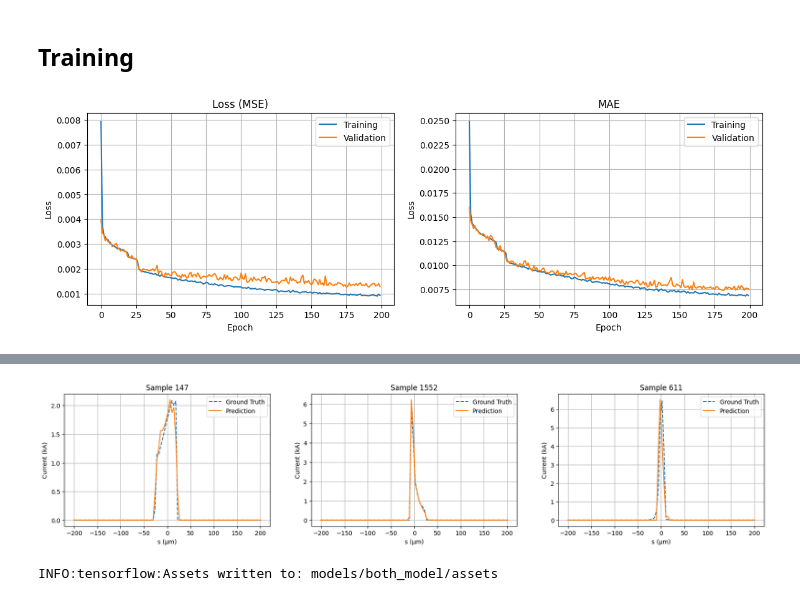
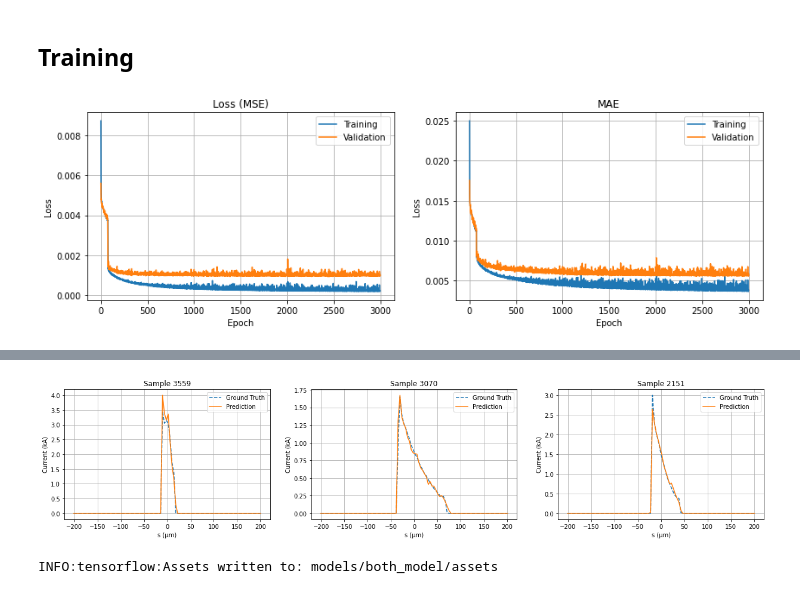
Before and after one commit to jank324/spectral-vd-euxfel, a Jupyter notebook: spectral_vd_highlow.ipynb, the cells around one changed output, grey strips where cells are left out. Drawn from its saved outputs; the diff is of its cells as text; code cells hidden in the pictures.

```diff
--- a/spectral_vd_highlow.ipynb
+++ b/spectral_vd_highlow.ipynb
@@ -50,0 +77,14 @@ interpolated[0][0].shape
+# %%
+plt.figure(figsize=(18,4))
+for i, sample in enumerate(samples):
+    s = interpolated[sample][0]
+    current = interpolated[sample][1]
+
+    plt.subplot(1, 3, i+1)
+    plt.title(f"Interpolated Sample {sample}")
+    plt.plot(s*1e6, current*1e-3, label="Current")
+    plt.xlabel("s (μm)")
+    plt.ylabel("Current (kA)")
+    plt.grid()
+plt.tight_layout()
+plt.show()
@@ -51,5 +93,6 @@ interpolated[0][0].shape
 # %%
 # Make formfactors
+
 def current2formfactor(s, current, grating="both"):
     """Convert a current to its corresponding cleaned form factor."""
     frequency, formfactor, formfactor_noise, detlim = get_crisp_signal(s, current, n_shots=10, which_set=grating)
@@ -57,6 +100,6 @@ def current2formfactor(s, current, grating="both"):
 
     return clean_frequency, clean_formfactor
 
-formfactors_both = [current2formfactor(*current, grating="both") for current in filtered]
-formfactors_low = [current2formfactor(*current, grating="low") for current in filtered]
+formfactors_both = np.array([current2formfactor(*current, grating="both") for current in filtered])
+formfactors_low = np.array([current2formfactor(*current, grating="low") for current in filtered])
 # formfactors_high = [current2formfactor(*current, grating="high") for current in filtered]
@@ -66,0 +106,24 @@ formfactors_both[0][0].shape
+# %%
+plt.figure(figsize=(18,8))
+for i, sample in enumerate(samples):
+    frequency = formfactors_both[sample][0]
+    ff = formfactors_both[sample][1]
+
+    plt.subplot(2, 3, i+1)
+    plt.title(f"Interpolated Sample {sample} (both)")
+    plt.loglog(frequency*1e-12, ff, label="Formfactor")
+    plt.xlabel("Frequency (THz)")
+    plt.ylabel("|Frequency|")
+    plt.grid()
+
+    frequency = formfactors_low[sample][0]
+    ff = formfactors_low[sample][1]
+
+    plt.subplot(2, 3, 3+i+1)
+    plt.title(f"Interpolated Sample {sample} (low)")
+    plt.loglog(frequency*1e-12, ff, label="Formfactor")
+    plt.xlabel("Frequency (THz)")
+    plt.ylabel("|Frequency|")
+    plt.grid()
+plt.tight_layout()
+plt.show()
@@ -139,10 +204,10 @@ def train(formfactors, currents, epochs=500):
 
     return model, X_scaler, y_scaler
 # %%
-model, X_scaler, y_scaler = train(formfactors_both, interpolated, epochs=200)
+model, X_scaler, y_scaler = train(formfactors_both, interpolated, epochs=3000)
 model.save("models/both_model")
 scalers = {"X": X_scaler, "y": y_scaler}
 with open("models/both_scalers.pkl", "wb") as f:
     pickle.dump(scalers, f)
 # %% [output]
-[figure, old version]
+[figure, new version]
@@ -150,3 +215,3 @@ with open("models/both_scalers.pkl", "wb") as f:
-[figure, old version]
+[figure, new version]
 INFO:tensorflow:Assets written to: models/both_model/assets
 # %%
```
Also changed, not shown: parts of 10 cells of this notebook, 2 other files.
